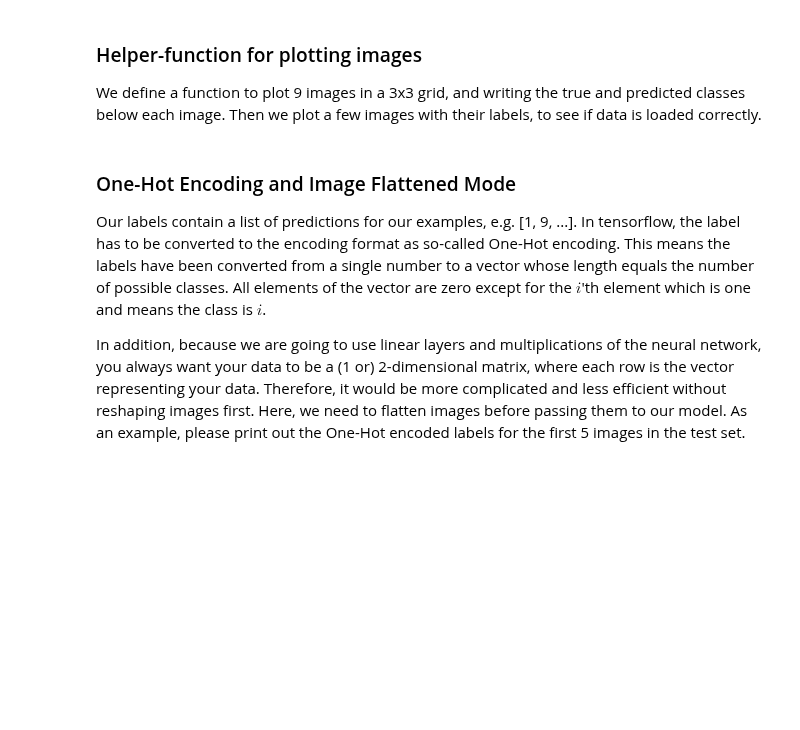
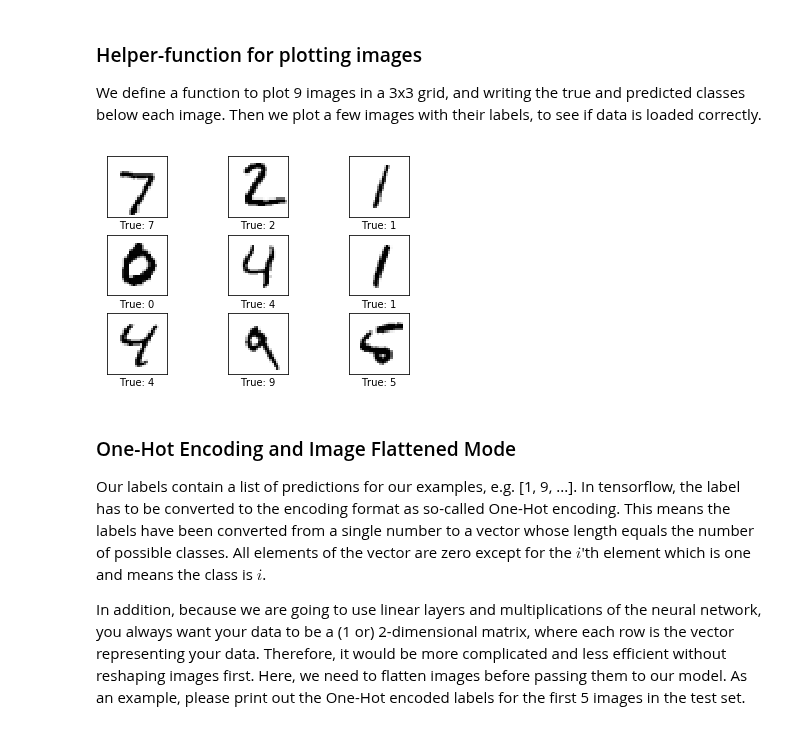
Before and after one commit to JelenaBanjac/image-analysis, a Jupyter notebook: labs/lab_03_classification.ipynb, the cells around one changed output. Saved outputs shown, nothing was run; the diff lists cells and outputs as text; code cells hidden in the pictures; blank space fills up the shorter version.

```diff
--- a/labs/lab_03_classification.ipynb
+++ b/labs/lab_03_classification.ipynb
@@ -366,35 +368,43 @@ def plot_images(images, cls_true, cls_pred=None):
     # Create figure with 3x3 sub-plots.
     fig, axes = plt.subplots(3, 3)
     fig.subplots_adjust(hspace=0.3, wspace=0.3)
 
     for i, ax in enumerate(axes.flat):
         # Plot image.
         ax.imshow(images[i].reshape(image_shape), cmap='binary')
 
         # Show true and predicted classes.
         if cls_pred is None:
-            xlabel = "True: {0}".format(cls_true[i])
+            label_true = cls_true[i] if type(cls_true[i])==np.int64 else np.where(cls_true[i]==1)[0][0]
+            xlabel = "True: {0}".format(label_true)
         else:
-            xlabel = "True: {0}, Pred: {1}".format(cls_true[i], cls_pred[i])
+            #print( np.where(cls_true[i]==1)[0])
+            if np.where(cls_true[i]==1)[0].size > 0 and np.where(cls_pred[i]==1)[0].size > 0:
+                label_true = cls_true[i] if type(cls_true[i])==np.int64 else np.where(cls_true[i]==1)[0][0]
+                label_pred = cls_pred[i] if type(cls_pred[i])==np.int64 else np.where(cls_pred[i]==1)[0][0]
+
+                xlabel = "True: {0}, Pred: {1}".format(label_true, label_pred)
 
         ax.set_xlabel(xlabel)
 
         # Remove ticks from the plot.
         ax.set_xticks([])
         ax.set_yticks([])
 
     # Ensure the plot is shown correctly with multiple plots
     # in a single Notebook cell.
     plt.show()
 
 # Get the first images from the test-set.
 images = test_images[0:9]
 
 # Get the true classes for those images.
 cls_true = test_labels[0:9]
 
 # Plot the images and labels using our helper-function above.
 plot_images(images=images, cls_true=cls_true)
+# %% [output]
+[figure, added]
 # %% [markdown]
 ### One-Hot Encoding and Image Flattened Mode
 
```
Also changed, not shown: parts of 17 cells of this notebook, 1 other file.
